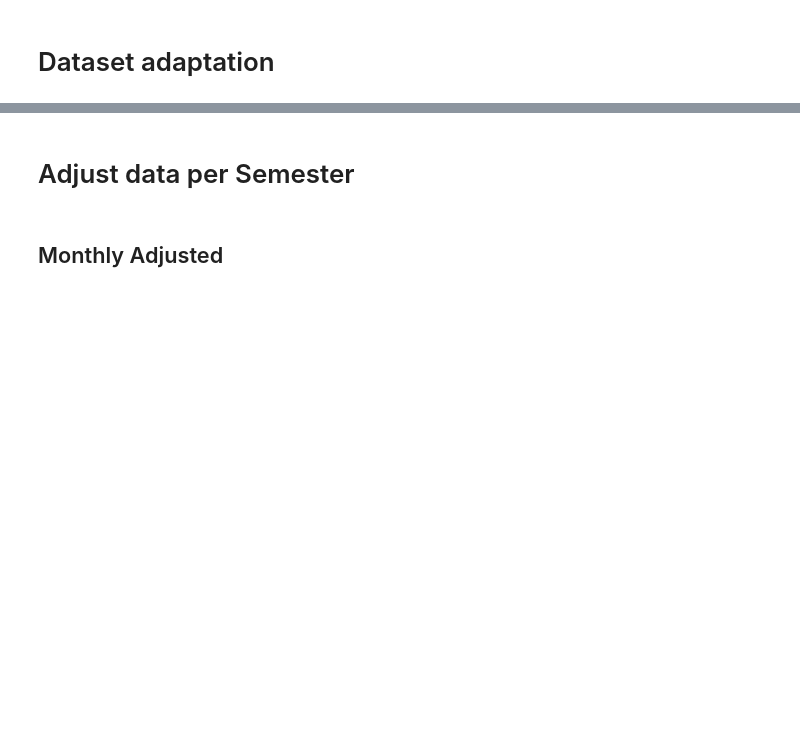
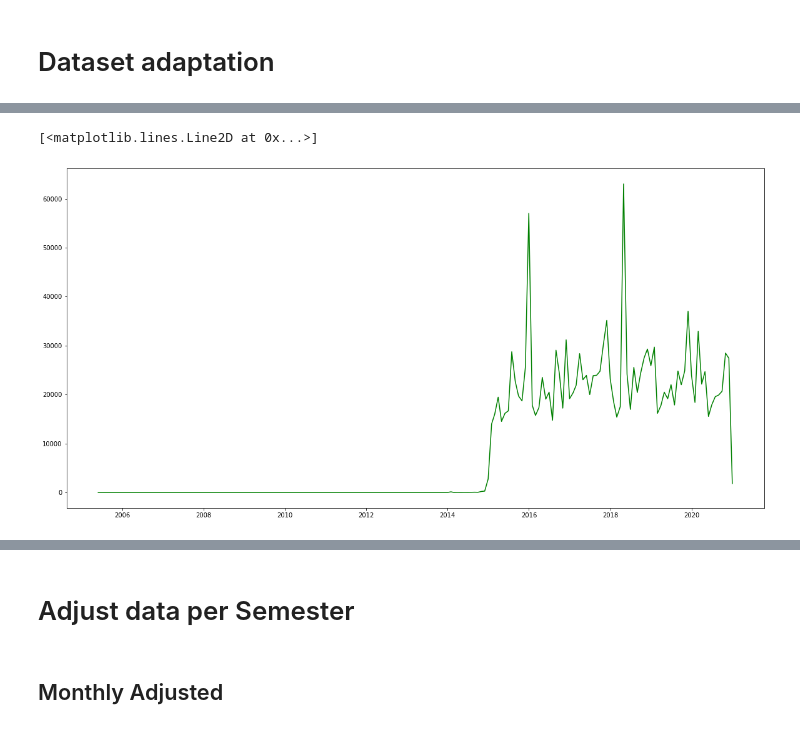
Before and after one commit to Infinions/ml-data-analytics, a Jupyter notebook: testing_datasets/Dataset_Manipulation_Prototype.ipynb, the cells around one changed output, grey strips where cells are left out. Drawn from its saved outputs; the diff is of its cells as text; code cells hidden in the pictures; blank space fills up the shorter version.

```diff
--- a/testing_datasets/Dataset_Manipulation_Prototype.ipynb
+++ b/testing_datasets/Dataset_Manipulation_Prototype.ipynb
@@ -67,0 +239,6 @@ dataset.to_csv('accounts_payable_2020_adapted.csv',index=True)
+# %%
+plt.figure(figsize=(20,10))
+plt.plot('ds','y',data=data_used, color='green')
+# %% [output]
+[<matplotlib.lines.Line2D at 0x...>]
+[figure, added]
```
Also changed, not shown: parts of 34 cells of this notebook, 7 other files.
